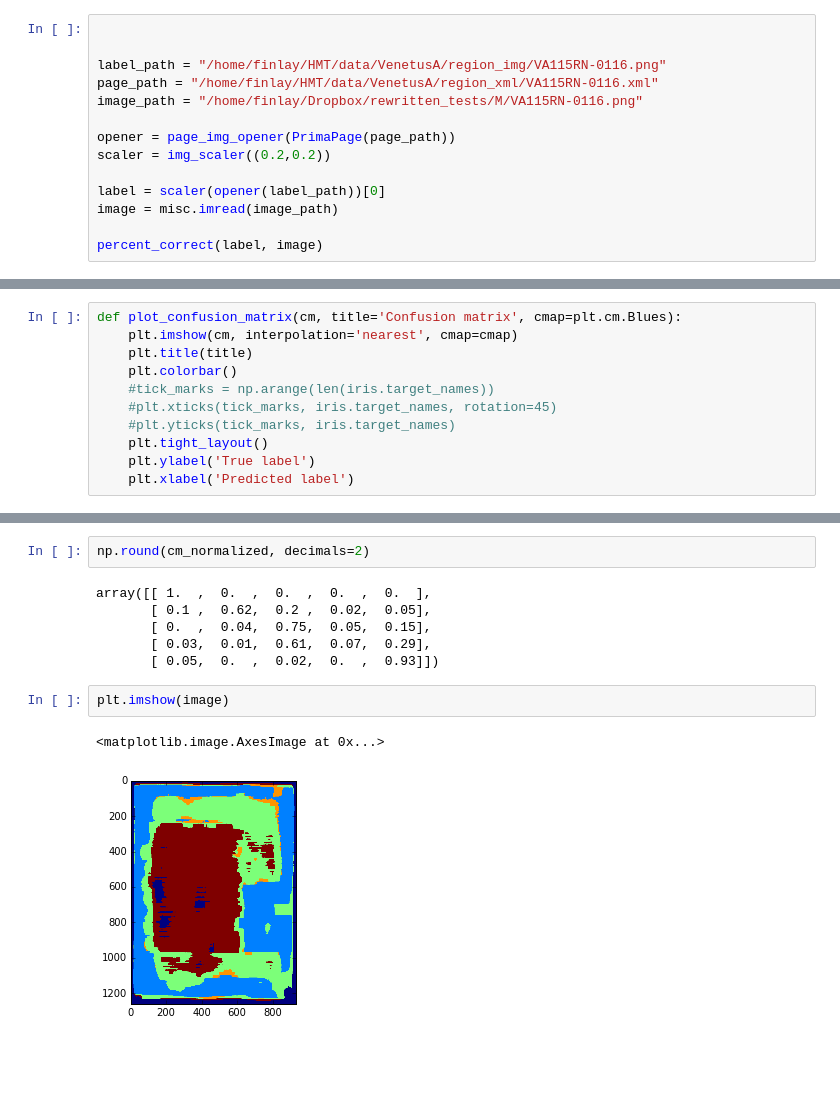
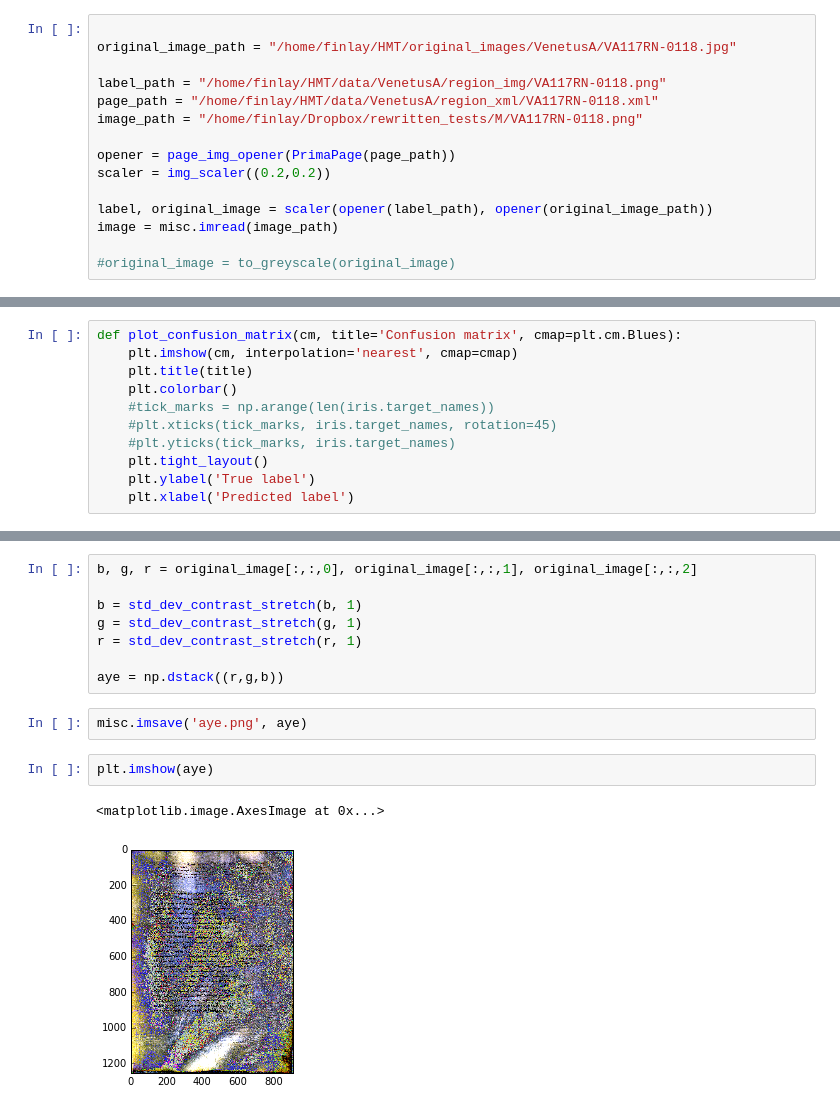
Before and after one commit to fmcc/mss_layout_analysis, a Jupyter notebook: Untitled2.ipynb, the cells around one changed output, grey strips where cells are left out. Drawn from its saved outputs; the diff is of its cells as text; blank space fills up the shorter version.

```diff
--- a/Untitled2.ipynb
+++ b/Untitled2.ipynb
@@ -13,15 +14,16 @@ import operator as op
 from sklearn.metrics import confusion_matrix
 # %%
 
+original_image_path = "/home/finlay/HMT/original_images/VenetusA/VA117RN-0118.jpg"
 
-label_path = "/home/finlay/HMT/data/VenetusA/region_img/VA115RN-0116.png"
-page_path = "/home/finlay/HMT/data/VenetusA/region_xml/VA115RN-0116.xml"
-image_path = "/home/finlay/Dropbox/rewritten_tests/M/VA115RN-0116.png"
+label_path = "/home/finlay/HMT/data/VenetusA/region_img/VA117RN-0118.png"
+page_path = "/home/finlay/HMT/data/VenetusA/region_xml/VA117RN-0118.xml"
+image_path = "/home/finlay/Dropbox/rewritten_tests/M/VA117RN-0118.png"
 
 opener = page_img_opener(PrimaPage(page_path))
 scaler = img_scaler((0.2,0.2))
 
-label = scaler(opener(label_path))[0]
+label, original_image = scaler(opener(label_path), opener(original_image_path))
 image = misc.imread(image_path)
 
-percent_correct(label, image)
+#original_image = to_greyscale(original_image)
@@ -47,13 +45,15 @@ plot_confusion_matrix(cm_normalized)
-# %%
-np.round(cm_normalized, decimals=2)
-# %% [output]
-array([[ 1.  ,  0.  ,  0.  ,  0.  ,  0.  ],
-       [ 0.1 ,  0.62,  0.2 ,  0.02,  0.05],
-       [ 0.  ,  0.04,  0.75,  0.05,  0.15],
-       [ 0.03,  0.01,  0.61,  0.07,  0.29],
-       [ 0.05,  0.  ,  0.02,  0.  ,  0.93]])
+# %%
+b, g, r = original_image[:,:,0], original_image[:,:,1], original_image[:,:,2]
+
+b = std_dev_contrast_stretch(b, 1)
+g = std_dev_contrast_stretch(g, 1)
+r = std_dev_contrast_stretch(r, 1)
+
+aye = np.dstack((r,g,b))
+# %%
+misc.imsave('aye.png', aye)
 # %%
-plt.imshow(image)
+plt.imshow(aye)
 # %% [output]
 <matplotlib.image.AxesImage at 0x...>
-[figure, old version]
+[figure, new version]
```
Also changed, not shown: parts of 3 cells of this notebook, 3 other files.
